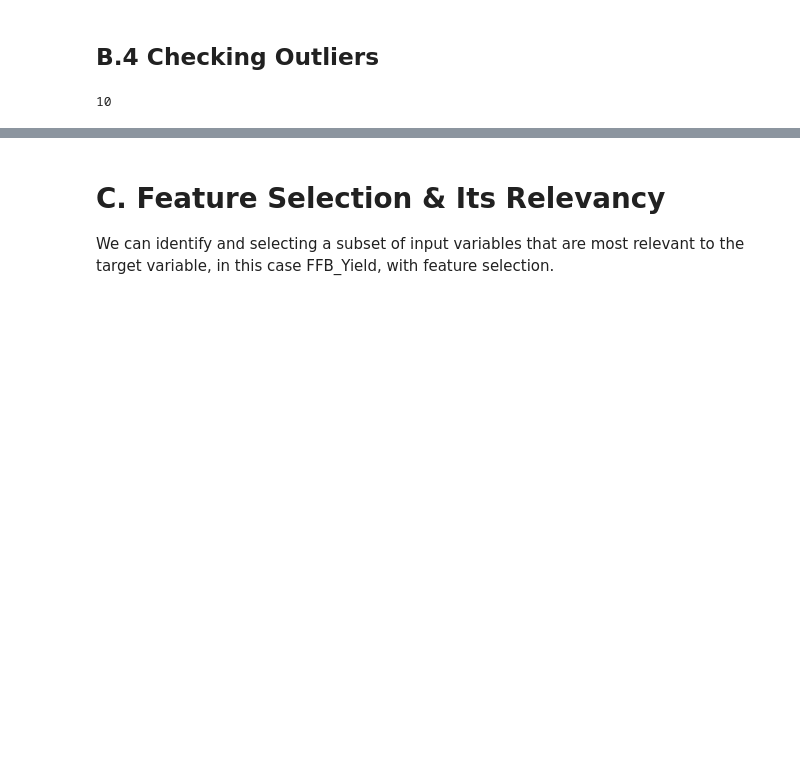
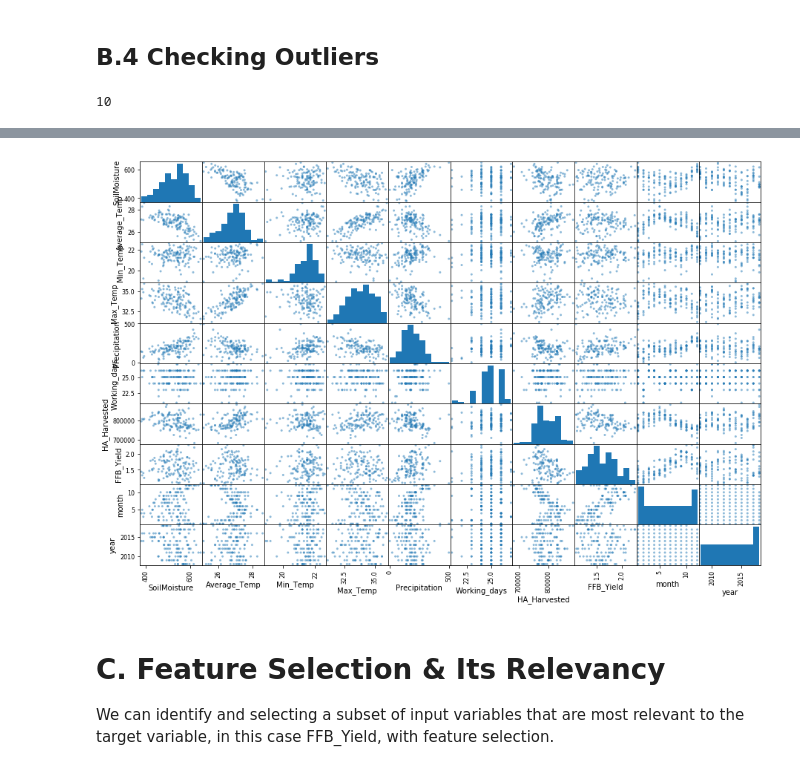
Before and after one commit to albertsylvester/assignment_april, a Jupyter notebook: Assignment No.2 - Part A.ipynb, the cells around one changed output, grey strips where cells are left out. Drawn from its saved outputs; the diff is of its cells as text; code cells hidden in the pictures; blank space fills up the shorter version.

```diff
--- a/Assignment No.2 - Part A.ipynb
+++ b/Assignment No.2 - Part A.ipynb
@@ -214,3 +217,8 @@ for col in df.columns:
+# %%
+scatter_matrix(df, figsize=(15,10))
+plt.show()
+# %% [output]
+[figure, added]
 # %% [markdown]
 # C. Feature Selection & Its Relevancy
 We can identify and selecting a subset of input variables that are most relevant to the target variable, in this case FFB_Yield, with feature selection.
```
Also changed, not shown: parts of 4 cells of this notebook, 1 other file.
